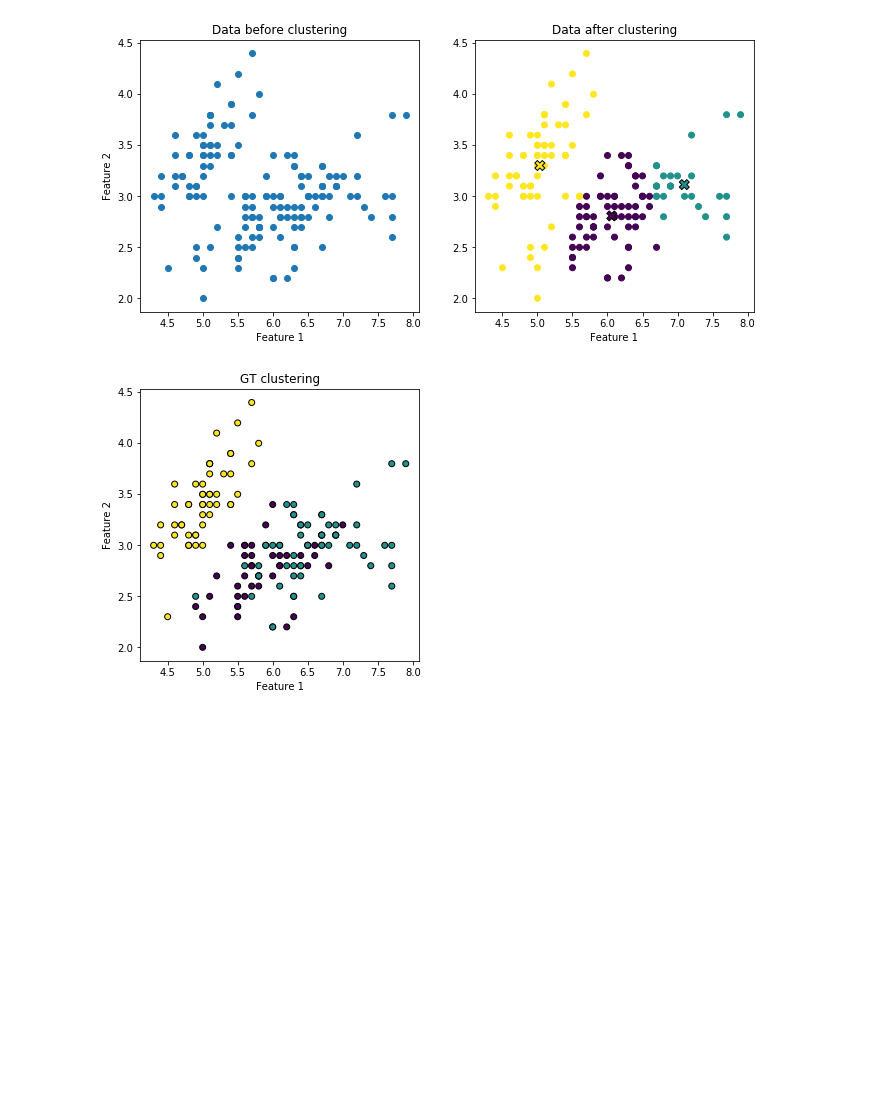
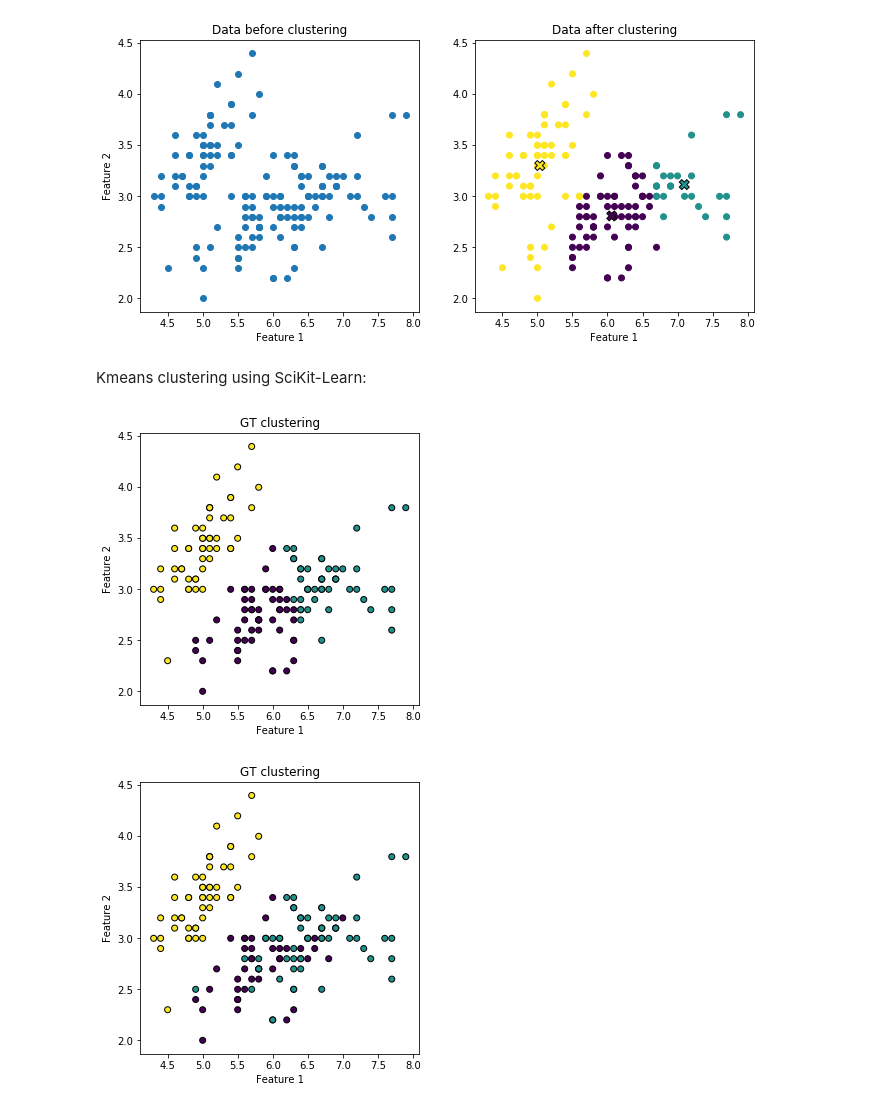
Before and after one commit to malekosh/IMLCV19, a Jupyter notebook: Day2/Kmeans_exercise.ipynb, the cells around one changed output. Cells and saved outputs as stored; diff of their text form; code cells hidden in the pictures; blank space fills up the shorter version.

Commit message:
Added Scikit-learn implementation

```diff
--- a/Day2/Kmeans_exercise.ipynb
+++ b/Day2/Kmeans_exercise.ipynb
@@ -17,5 +17,27 @@ centroids = run_kmeans(X, k=3, n=5)
 # %% [output]
 [figure]
+# %% [markdown]
+Kmeans clustering using SciKit-Learn:
+# %%
+from sklearn.cluster import KMeans
+
+# Create kmeans clustering estimator:
+kmeans_estimator = KMeans(n_clusters=3)
+
+# Feed data into the estimator:
+kmeans_estimator.fit(X)
+labels = kmeans_estimator.labels_
+
+# Plot data with labels from the estiator:
+labels = np.choose(labels, [0, 1, 2]).astype(np.float)
+plt.figure(figsize=[5,5])
+plt.scatter(X[:, 0], X[:, 1], c=labels, edgecolor='k')
+plt.title('GT clustering')
+plt.xlabel('Feature 1')
+plt.ylabel('Feature 2')
+plt.show()
+# %% [output]
+[figure, added]
 # %%
 # Plot GT:
 y = iris_dataset['target']
```
Also changed, not shown: parts of 1 cell of this notebook.
